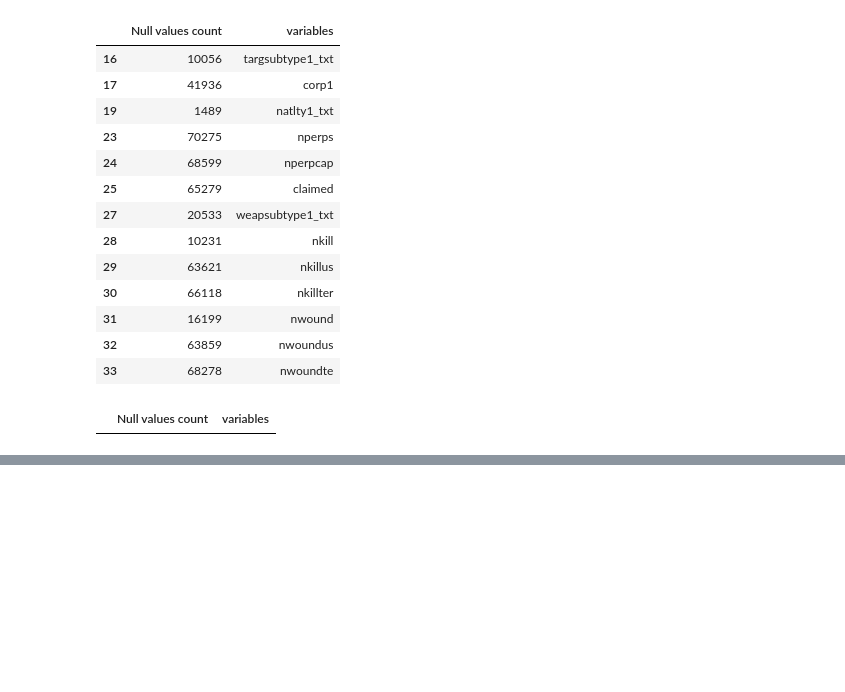
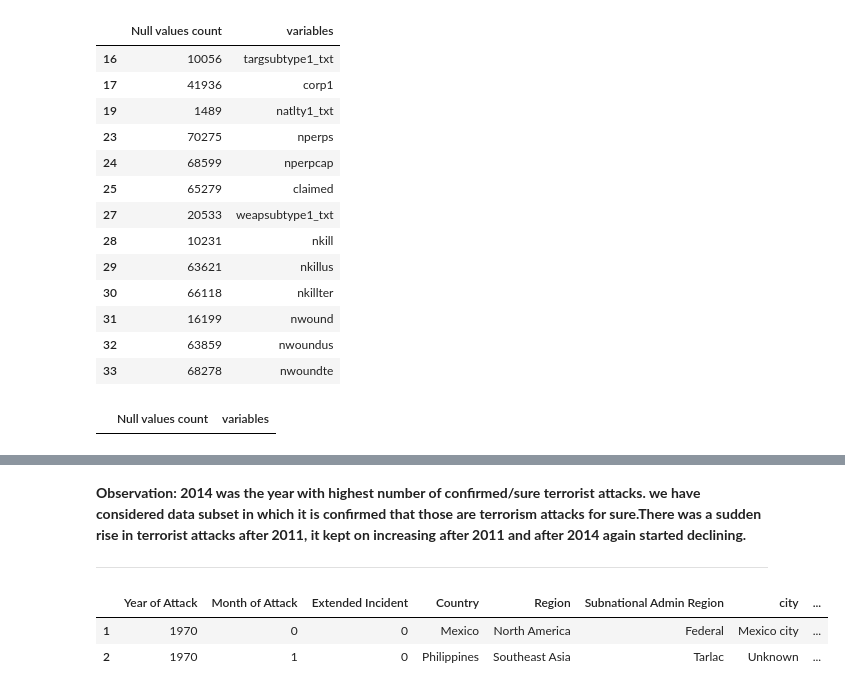
Before and after one commit to SAKSHIDHYANI/Global-Terrorism-Analysis, a Jupyter notebook: Global_Terrorism_Analysis.ipynb, the cells around one changed output, grey strips where cells are left out. Drawn from its saved outputs; the diff is of its cells as text; code cells hidden in the pictures; blank space fills up the shorter version.

```diff
--- a/Global_Terrorism_Analysis.ipynb
+++ b/Global_Terrorism_Analysis.ipynb
@@ -252,0 +299,16 @@ GTD_data.head(5)
+# %% [markdown]
+**Observation:  2014 was the year with highest number of confirmed/sure terrorist attacks. we have considered data subset in which it is confirmed that those are terrorism attacks for sure.There was a sudden rise in terrorist attacks after 2011, it kept on increasing after 2011 and after 2014 again started declining.**
+
+
+
+
+
+
+
+---
+# %%
+GTD_data.head(2)
+# %% [output]
+|  | Year of Attack | Month of Attack | Extended Incident | Country | Region | Subnational Admin Region | city | ... |
+| 1 | 1970 | 0 | 0 | Mexico | North America | Federal | Mexico city | ... |
+| 2 | 1970 | 1 | 0 | Philippines | Southeast Asia | Tarlac | Unknown | ... |
```
Also changed, not shown: parts of 11 cells of this notebook.
